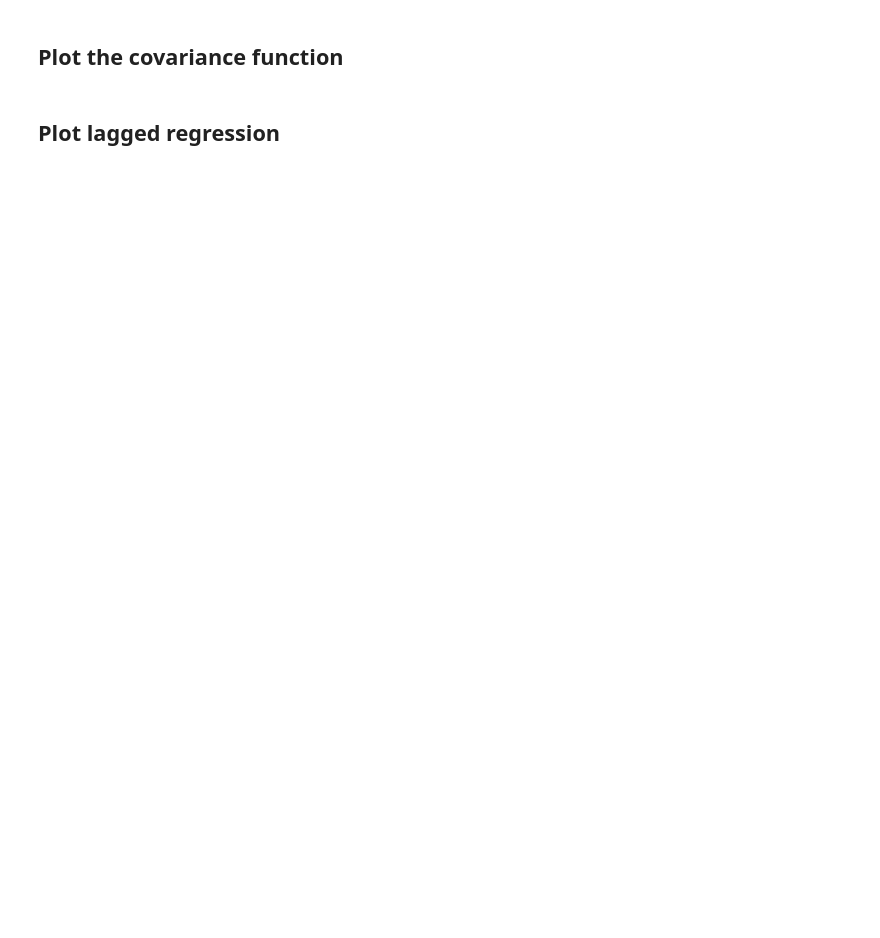
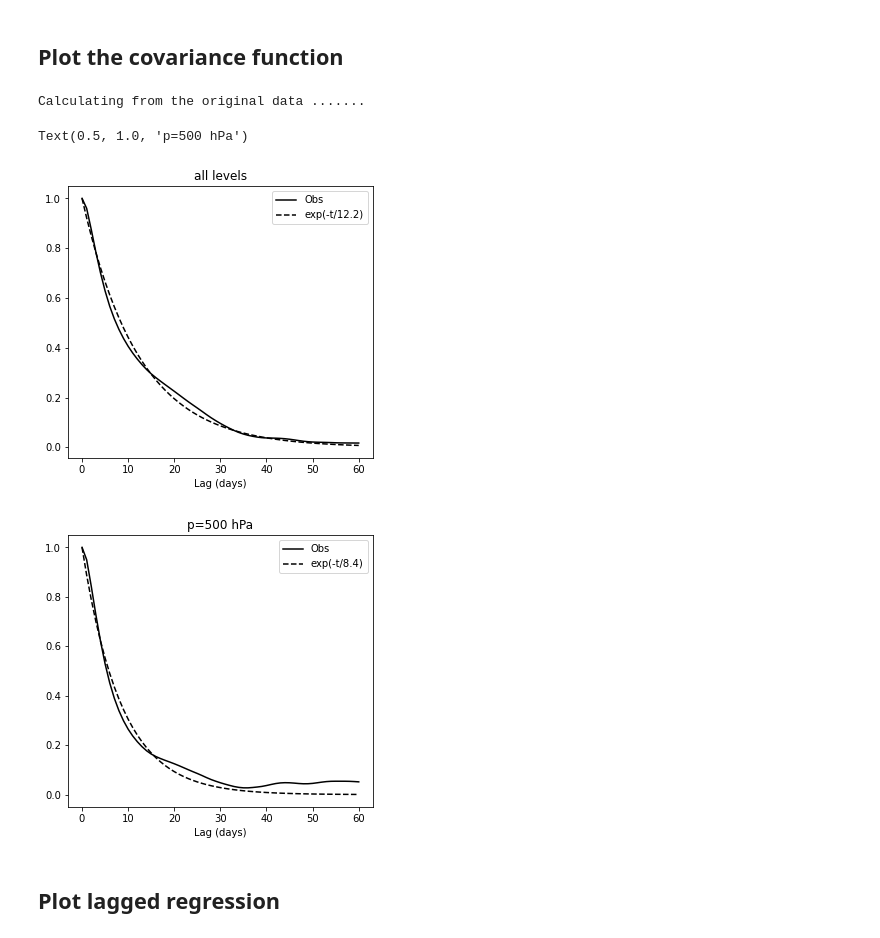
Before and after one commit to gchenpu/python, a Jupyter notebook: AM_indices/read_AM_index_test.ipynb, the cells around one changed output. Cells and saved outputs as stored; diff of their text form; code cells hidden in the pictures; blank space fills up the shorter version.

```diff
--- a/AM_indices/read_AM_index_test.ipynb
+++ b/AM_indices/read_AM_index_test.ipynb
@@ -129,17 +141,22 @@ ax1.grid()
 # %%
 from AM_plot_mod import plot_cov
 
 D1 = Reanalysis(name_dir='jra_55', year_start=1958, year_end=2016, name='JRA55', \
-        annual_cycle_fft=4, running_mean=0, save_index=True)
-D1.init_data()
+        annual_cycle_fft=4, running_mean=0, save_index=False)
+D1.load_data()
 
 y = D1.NAM.data  # remove the mask in NAM
 plot_cov(y)
 plt.gca().set_title('all levels')
 
 k = np.isin(D1.level, 500).nonzero()[0][0]
 plot_cov(y[:, k][:, None])
 plt.gca().set_title(f"p={D1.level[k]:.0f} hPa")
+# %% [output]
+Calculating from the original data .......
+Text(0.5, 1.0, 'p=500 hPa')
+[figure, added]
+[figure, added]
 # %% [markdown]
 ## Plot lagged regression
 # %%
```
Also changed, not shown: parts of 5 cells of this notebook, 2 other files.
